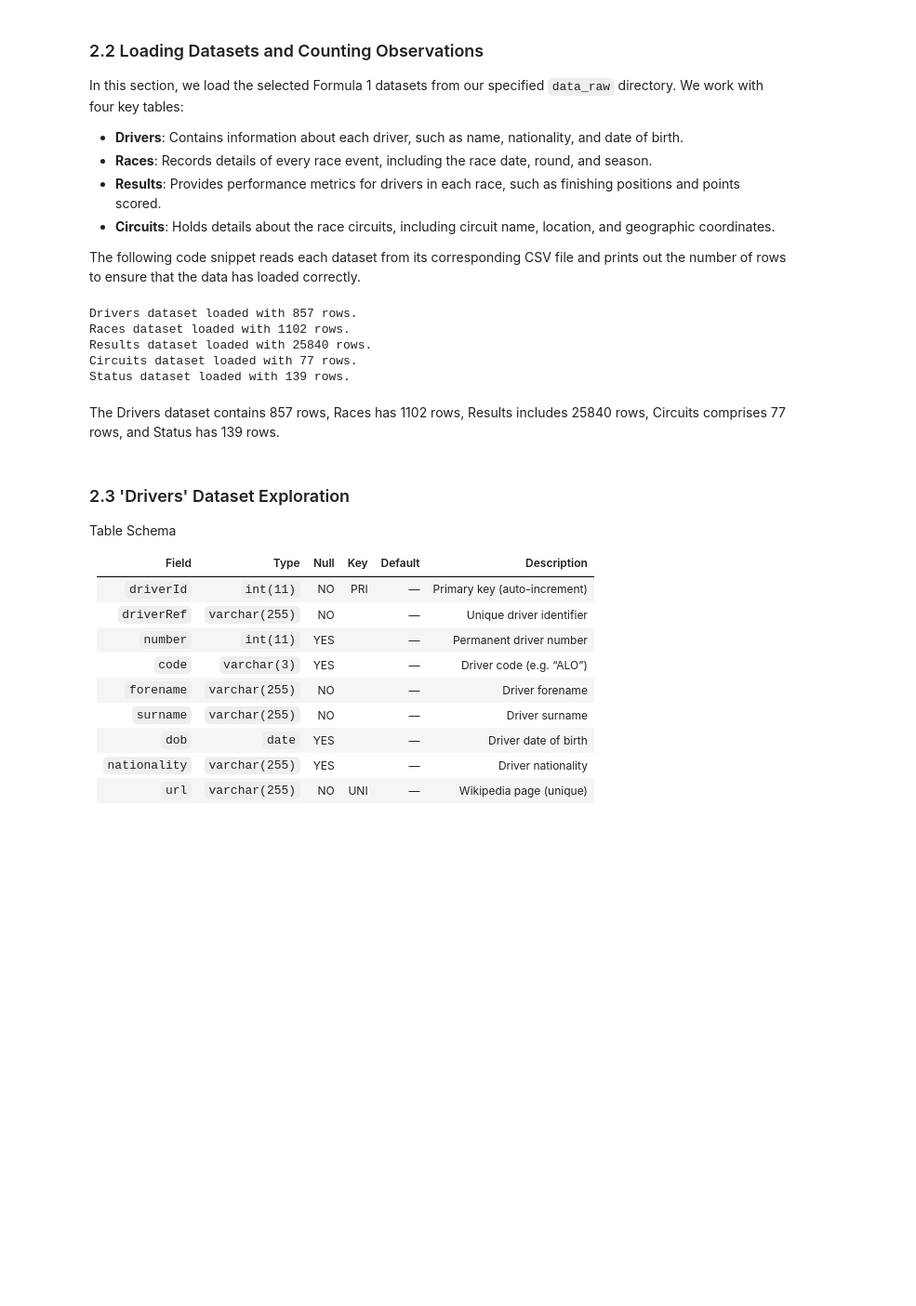
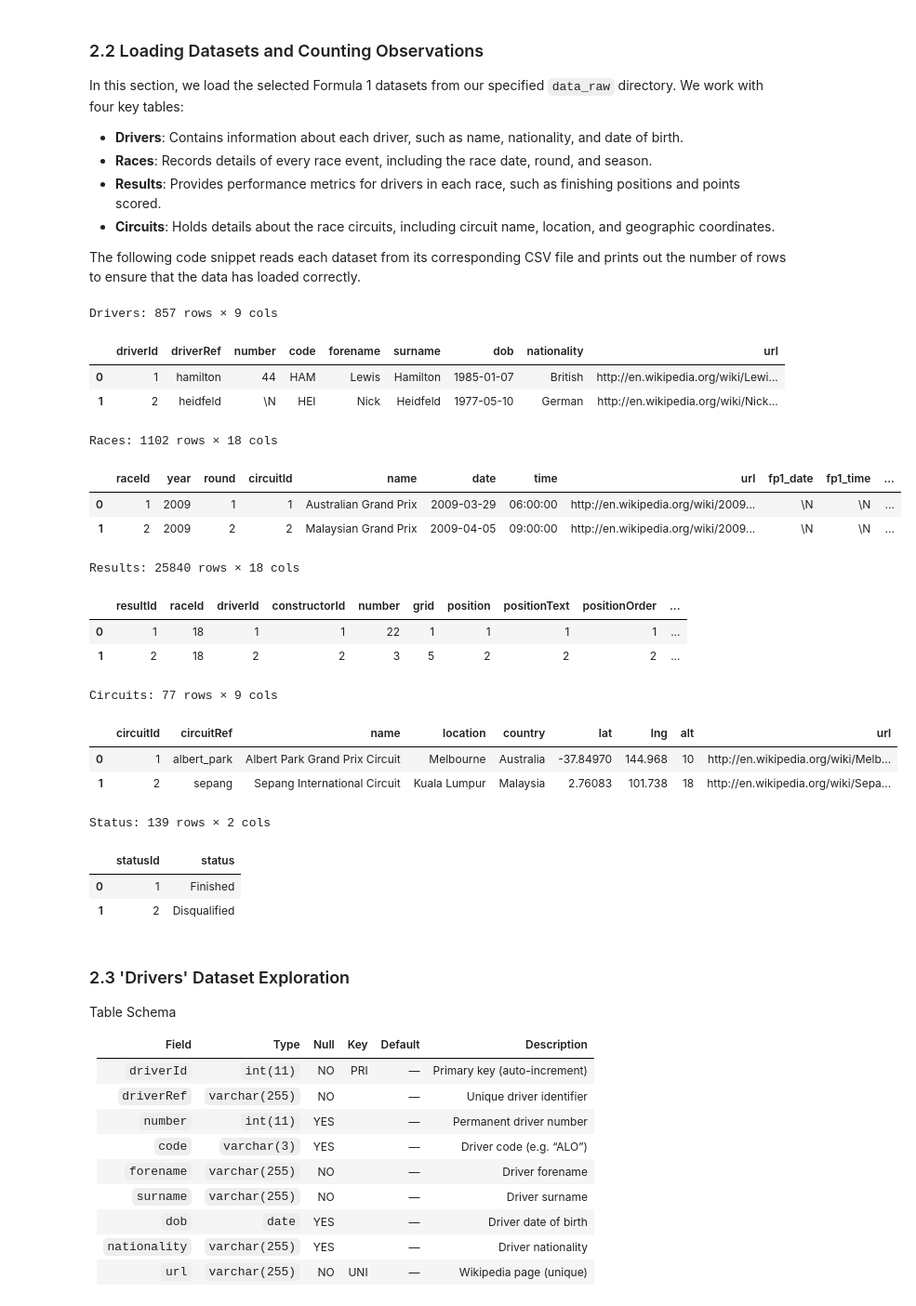
Before and after one commit to yrqoeuqo123/FinalProject_QTM151, a Jupyter notebook: final_project/final_projects.ipynb, the cells around one changed output. Shown at 93% size. Saved outputs shown, nothing was run; the diff lists cells and outputs as text; code cells hidden in the pictures; blank space fills up the shorter version.

```diff
--- a/final_project/final_projects.ipynb
+++ b/final_project/final_projects.ipynb
@@ -106,33 +106,40 @@ The following code snippet reads each dataset from its corresponding CSV file an
 # %%
 # Load the datasets and count the number of observations in each
 
-# Load the Drivers dataset
+
 drivers = pd.read_csv(os.path.join(data_dir, 'drivers.csv'))
-print("Drivers dataset loaded with", drivers.shape[0], "rows.")
+races = pd.read_csv(os.path.join(data_dir, 'races.csv'))
+results = pd.read_csv(os.path.join(data_dir, 'results.csv'))
+circuits = pd.read_csv(os.path.join(data_dir, 'circuits.csv'))
+status = pd.read_csv(os.path.join(data_dir, 'status.csv'))
 
-# Load the Races dataset
-races = pd.read_csv(os.path.join(data_dir, 'races.csv'))
-print("Races dataset loaded with", races.shape[0], "rows.")
 
-# Load the Results dataset
-results = pd.read_csv(os.path.join(data_dir, 'results.csv'))
-print("Results dataset loaded with", results.shape[0], "rows.")
-
-# Load the Circuits dataset
-circuits = pd.read_csv(os.path.join(data_dir, 'circuits.csv'))
-print("Circuits dataset loaded with", circuits.shape[0], "rows.")
-
-# Load the Status dataset
-status = pd.read_csv(os.path.join(data_dir, 'status.csv'))
-print("Status dataset loaded with", status.shape[0], "rows.")
+for df, name in [(drivers, "Drivers"), (races, "Races"),
+                 (results, "Results"), (circuits, "Circuits"),
+                 (status, "Status")]:
+    print(f"{name}: {df.shape[0]} rows × {df.shape[1]} cols")
+    display(df.head(2))
 # %% [output]
-Drivers dataset loaded with 857 rows.
-Races dataset loaded with 1102 rows.
-Results dataset loaded with 25840 rows.
-Circuits dataset loaded with 77 rows.
-Status dataset loaded with 139 rows.
+Drivers: 857 rows × 9 cols
+|  | driverId | driverRef | number | code | forename | surname | dob | nationality | url |
+| 0 | 1 | hamilton | 44 | HAM | Lewis | Hamilton | 1985-01-07 | British | http://en.wikipedia.org/wiki/Lewi... |
+| 1 | 2 | heidfeld | \N | HEI | Nick | Heidfeld | 1977-05-10 | German | http://en.wikipedia.org/wiki/Nick... |
+Races: 1102 rows × 18 cols
+|  | raceId | year | round | circuitId | name | date | time | url | fp1_date | fp1_time | ... |
+| 0 | 1 | 2009 | 1 | 1 | Australian Grand Prix | 2009-03-29 | 06:00:00 | http://en.wikipedia.org/wiki/2009... | \N | \N | ... |
+| 1 | 2 | 2009 | 2 | 2 | Malaysian Grand Prix | 2009-04-05 | 09:00:00 | http://en.wikipedia.org/wiki/2009... | \N | \N | ... |
+Results: 25840 rows × 18 cols
+|  | resultId | raceId | driverId | constructorId | number | grid | position | positionText | positionOrder | ... |
+| 0 | 1 | 18 | 1 | 1 | 22 | 1 | 1 | 1 | 1 | ... |
+| 1 | 2 | 18 | 2 | 2 | 3 | 5 | 2 | 2 | 2 | ... |
+Circuits: 77 rows × 9 cols
+|  | circuitId | circuitRef | name | location | country | lat | lng | alt | url |
+| 0 | 1 | albert_park | Albert Park Grand Prix Circuit | Melbourne | Australia | -37.84970 | 144.968 | 10 | http://en.wikipedia.org/wiki/Melb... |
+| 1 | 2 | sepang | Sepang International Circuit | Kuala Lumpur | Malaysia | 2.76083 | 101.738 | 18 | http://en.wikipedia.org/wiki/Sepa... |
+Status: 139 rows × 2 cols
+|  | statusId | status |
+| 0 | 1 | Finished |
+| 1 | 2 | Disqualified |
-# %% [markdown]
-The Drivers dataset contains 857 rows, Races has 1102 rows, Results includes 25840 rows, Circuits comprises 77 rows, and Status has 139 rows.
 # %% [markdown]
 ### 2.3 'Drivers' Dataset Exploration
 
```
Also changed, not shown: parts of 13 cells of this notebook, 1 other file.
